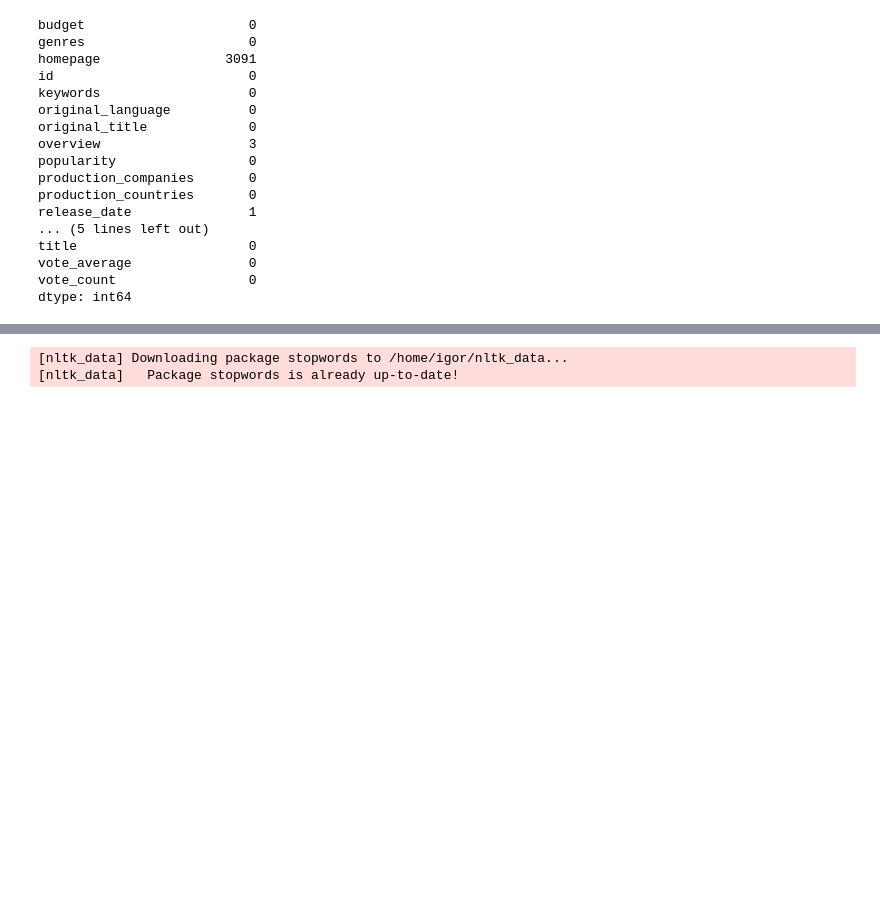
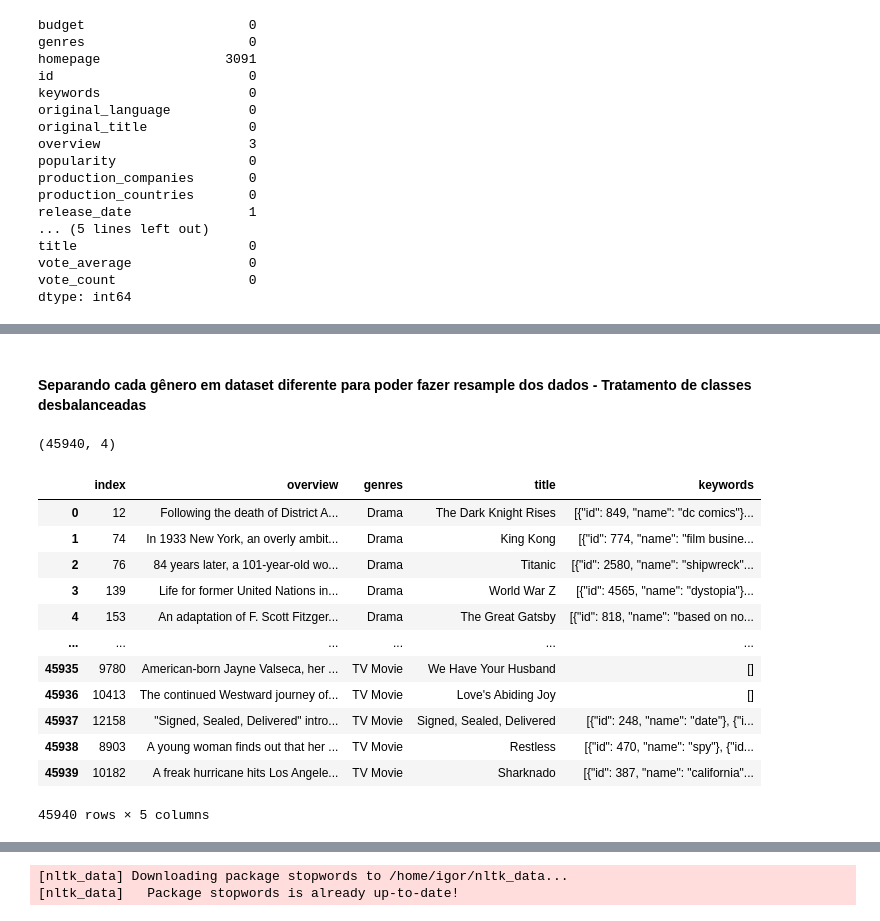
Before and after one commit to igorwc/tcc-puc-minas, a Jupyter notebook: scripts/TMDB_ExtraTreesClassifier .ipynb, the cells around one changed output, grey strips where cells are left out. Saved outputs shown, nothing was run; the diff lists cells and outputs as text; code cells hidden in the pictures; blank space fills up the shorter version.

```diff
--- a/scripts/TMDB_ExtraTreesClassifier .ipynb
+++ b/scripts/TMDB_ExtraTreesClassifier .ipynb
@@ -165,0 +169,3 @@ dtype: int64
+# %%
+title_df = tmdb[["overview","genres","title", "keywords"]] #, "all_text"
+filmes_balanceados = title_df.copy(deep=True)
@@ -239,0 +262,2 @@ test_x = [x[0].strip() for x in xval.values.tolist()]
+# %% [markdown]
+#### Separando cada gênero em dataset diferente para poder fazer resample dos dados - Tratamento de classes desbalanceadas
@@ -239,0 +362,58 @@ test_x = [x[0].strip() for x in xval.values.tolist()]
+# %%
+df_upsampled = pd.concat([df_Drama, df_Comedy], axis=0 )
+df_upsampled = pd.concat([df_upsampled, df_Thriller ]
+                         )
+
+df_upsampled = pd.concat([df_upsampled, df_Adventure], axis=0 )
+df_upsampled = pd.concat([df_upsampled, df_Action ]
+                         )
+df_upsampled = pd.concat([df_upsampled, df_Romance ]
+                         )
+df_upsampled = pd.concat([df_upsampled, df_Crime ]
+                         )
+df_upsampled = pd.concat([df_upsampled, df_Science_Fiction ]
+                         )
+df_upsampled = pd.concat([df_upsampled, df_Horror ]
+                         )
+df_upsampled = pd.concat([df_upsampled, df_Family ]
+                         )
+df_upsampled = pd.concat([df_upsampled, df_Fantasy ]
+                         )
+df_upsampled = pd.concat([df_upsampled, df_Mystery ]
+                         )
+df_upsampled = pd.concat([df_upsampled, df_Animation ]
+                         )
+df_upsampled = pd.concat([df_upsampled, df_History ]
+                         )
+df_upsampled = pd.concat([df_upsampled, df_Music ]
+                         )
+df_upsampled = pd.concat([df_upsampled, df_War ]
+                         )
+df_upsampled = pd.concat([df_upsampled, df_Documentary ]
+                         )
+df_upsampled = pd.concat([df_upsampled, df_Western ]
+                         )
+df_upsampled = pd.concat([df_upsampled, df_Foreign ]
+                         )
+df_upsampled = pd.concat([df_upsampled, df_TV_Movie ]
+                         )
+# %%
+df_upsampled.shape
+# %% [output]
+(45940, 4)
+# %%
+df_upsampled.reset_index()
+# %% [output]
+|  | index | overview | genres | title | keywords |
+| 0 | 12 | Following the death of District A... | Drama | The Dark Knight Rises | [{"id": 849, "name": "dc comics"}... |
+| 1 | 74 | In 1933 New York, an overly ambit... | Drama | King Kong | [{"id": 774, "name": "film busine... |
+| 2 | 76 | 84 years later, a 101-year-old wo... | Drama | Titanic | [{"id": 2580, "name": "shipwreck"... |
+| 3 | 139 | Life for former United Nations in... | Drama | World War Z | [{"id": 4565, "name": "dystopia"}... |
+| 4 | 153 | An adaptation of F. Scott Fitzger... | Drama | The Great Gatsby | [{"id": 818, "name": "based on no... |
+| ... | ... | ... | ... | ... | ... |
+| 45935 | 9780 | American-born Jayne Valseca, her ... | TV Movie | We Have Your Husband | [] |
+| 45936 | 10413 | The continued Westward journey of... | TV Movie | Love's Abiding Joy | [] |
+| 45937 | 12158 | "Signed, Sealed, Delivered" intro... | TV Movie | Signed, Sealed, Delivered | [{"id": 248, "name": "date"}, {"i... |
+| 45938 | 8903 | A young woman finds out that her ... | TV Movie | Restless | [{"id": 470, "name": "spy"}, {"id... |
+| 45939 | 10182 | A freak hurricane hits Los Angele... | TV Movie | Sharknado | [{"id": 387, "name": "california"... |
+45940 rows × 5 columns
```
Also changed, not shown: parts of 89 cells of this notebook, 2 other files.
